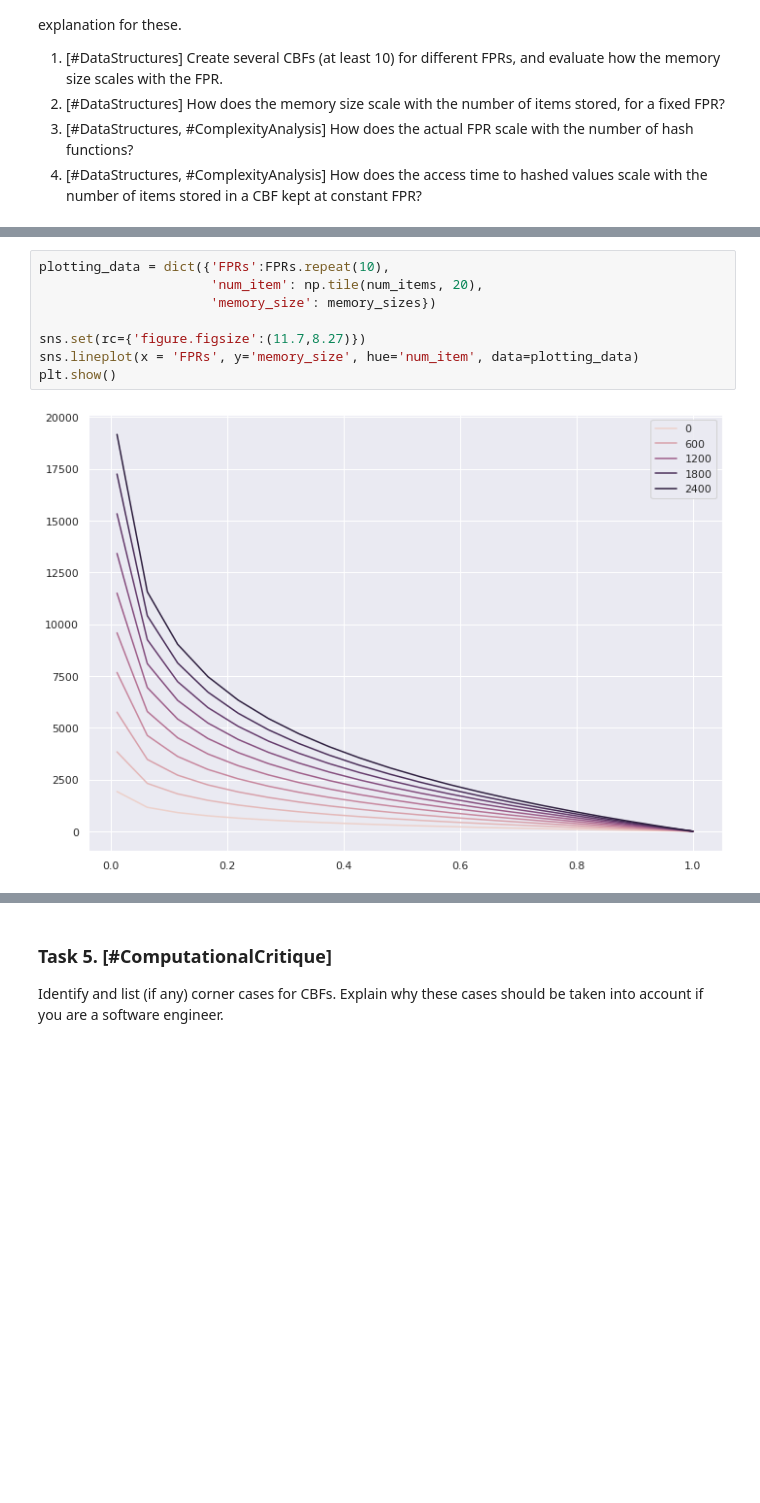
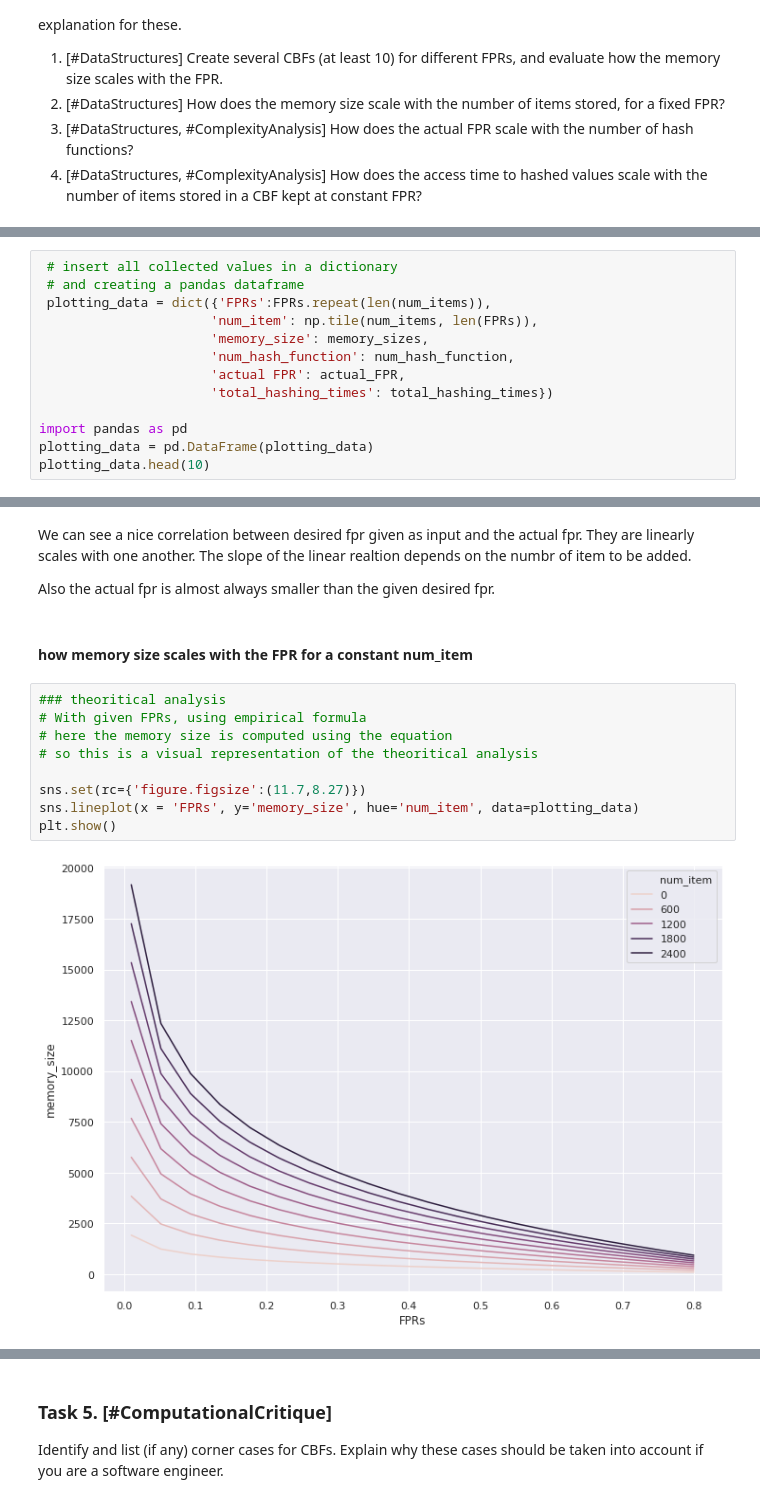
Before and after one commit to mahmud-nobe/CS110_Assignments, a Jupyter notebook: CS110 Assignment 3: Bloom Filters/CS110_Assignment_3.ipynb, the cells around one changed output, grey strips where cells are left out. Drawn from its saved outputs; the diff is of its cells as text; blank space fills up the shorter version.

```diff
--- a/CS110 Assignment 3: Bloom Filters/CS110_Assignment_3.ipynb
+++ b/CS110 Assignment 3: Bloom Filters/CS110_Assignment_3.ipynb
@@ -531,0 +644,13 @@ array([ 200,  400,  600,  800, 1000, 1200, 1400, 1600, 1800, 2000,  200,
+# %%
+ # insert all collected values in a dictionary
+ # and creating a pandas dataframe
+ plotting_data = dict({'FPRs':FPRs.repeat(len(num_items)),
+                      'num_item': np.tile(num_items, len(FPRs)),
+                      'memory_size': memory_sizes,
+                      'num_hash_function': num_hash_function,
+                      'actual FPR': actual_FPR,
+                      'total_hashing_times': total_hashing_times})
+
+import pandas as pd
+plotting_data = pd.DataFrame(plotting_data)
+plotting_data.head(10)
@@ -532,10 +683,17 @@ array([ 200,  400,  600,  800, 1000, 1200, 1400, 1600, 1800, 2000,  200,
+# %% [markdown]
+We can see a nice correlation between desired fpr given as input and the actual fpr. They are linearly scales with one another. The slope of the linear realtion depends on the numbr of item to be added.
+
+Also the actual fpr is almost always smaller than the given desired fpr.
+# %% [markdown]
+#### how memory size scales with the FPR for a constant num_item
 # %%
-plotting_data = dict({'FPRs':FPRs.repeat(10),
-                      'num_item': np.tile(num_items, 20),
-                      'memory_size': memory_sizes})
+### theoritical analysis
+# With given FPRs, using empirical formula
+# here the memory size is computed using the equation
+# so this is a visual representation of the theoritical analysis
 
 sns.set(rc={'figure.figsize':(11.7,8.27)})
 sns.lineplot(x = 'FPRs', y='memory_size', hue='num_item', data=plotting_data)
 plt.show()
 # %% [output]
-[figure, old version]
+[figure, new version]
```
Also changed, not shown: parts of 54 cells of this notebook.
